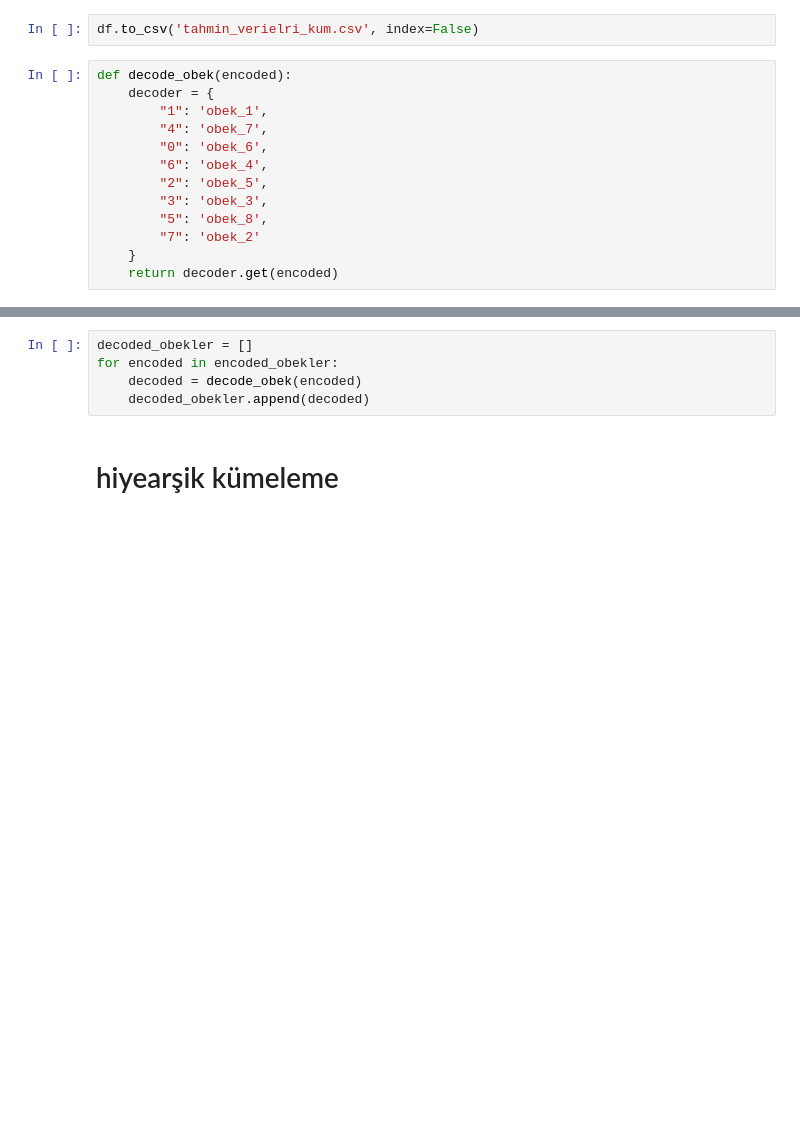
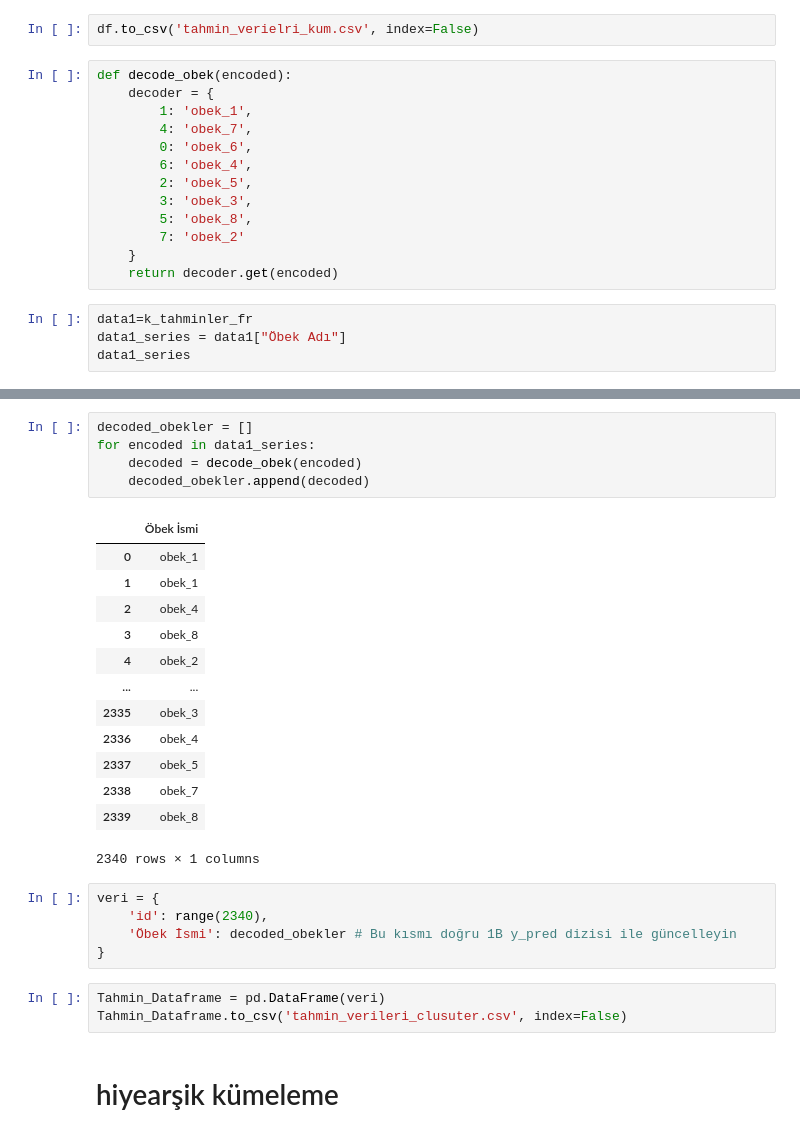
Before and after one commit to lte03/DATATHON2023, a Jupyter notebook: kümeleme_yepma.ipynb, the cells around one changed output, grey strips where cells are left out. Cells and saved outputs as stored; diff of their text form; blank space fills up the shorter version.

Commit message:
verilerin decode edilmesi

```diff
--- a/kümeleme_yepma.ipynb
+++ b/kümeleme_yepma.ipynb
@@ -505,13 +489,17 @@ df.to_csv('tahmin_verielri_kum.csv', index=False)
 # %%
 def decode_obek(encoded):
     decoder = {
-        "1": 'obek_1',
-        "4": 'obek_7',
-        "0": 'obek_6',
-        "6": 'obek_4',
-        "2": 'obek_5',
-        "3": 'obek_3',
-        "5": 'obek_8',
-        "7": 'obek_2'
+        1: 'obek_1',
+        4: 'obek_7',
+        0: 'obek_6',
+        6: 'obek_4',
+        2: 'obek_5',
+        3: 'obek_3',
+        5: 'obek_8',
+        7: 'obek_2'
     }
     return decoder.get(encoded)
+# %%
+data1=k_tahminler_fr
+data1_series = data1["Öbek Adı"]
+data1_series
@@ -518,8 +519,30 @@ def decode_obek(encoded):
 # %%
 decoded_obekler = []
-for encoded in encoded_obekler:
+for encoded in data1_series:
     decoded = decode_obek(encoded)
     decoded_obekler.append(decoded)
+# %% [output]
+|  | Öbek İsmi |
+| 0 | obek_1 |
+| 1 | obek_1 |
+| 2 | obek_4 |
+| 3 | obek_8 |
+| 4 | obek_2 |
+| ... | ... |
+| 2335 | obek_3 |
+| 2336 | obek_4 |
+| 2337 | obek_5 |
+| 2338 | obek_7 |
+| 2339 | obek_8 |
+2340 rows × 1 columns
+# %%
+veri = {
+    'id': range(2340),
+    'Öbek İsmi': decoded_obekler # Bu kısmı doğru 1B y_pred dizisi ile güncelleyin
+}
+# %%
+Tahmin_Dataframe = pd.DataFrame(veri)
+Tahmin_Dataframe.to_csv('tahmin_verileri_clusuter.csv', index=False)
 # %% [markdown]
 # hiyearşik kümeleme
 # %%
```
Also changed, not shown: parts of 10 cells of this notebook.
